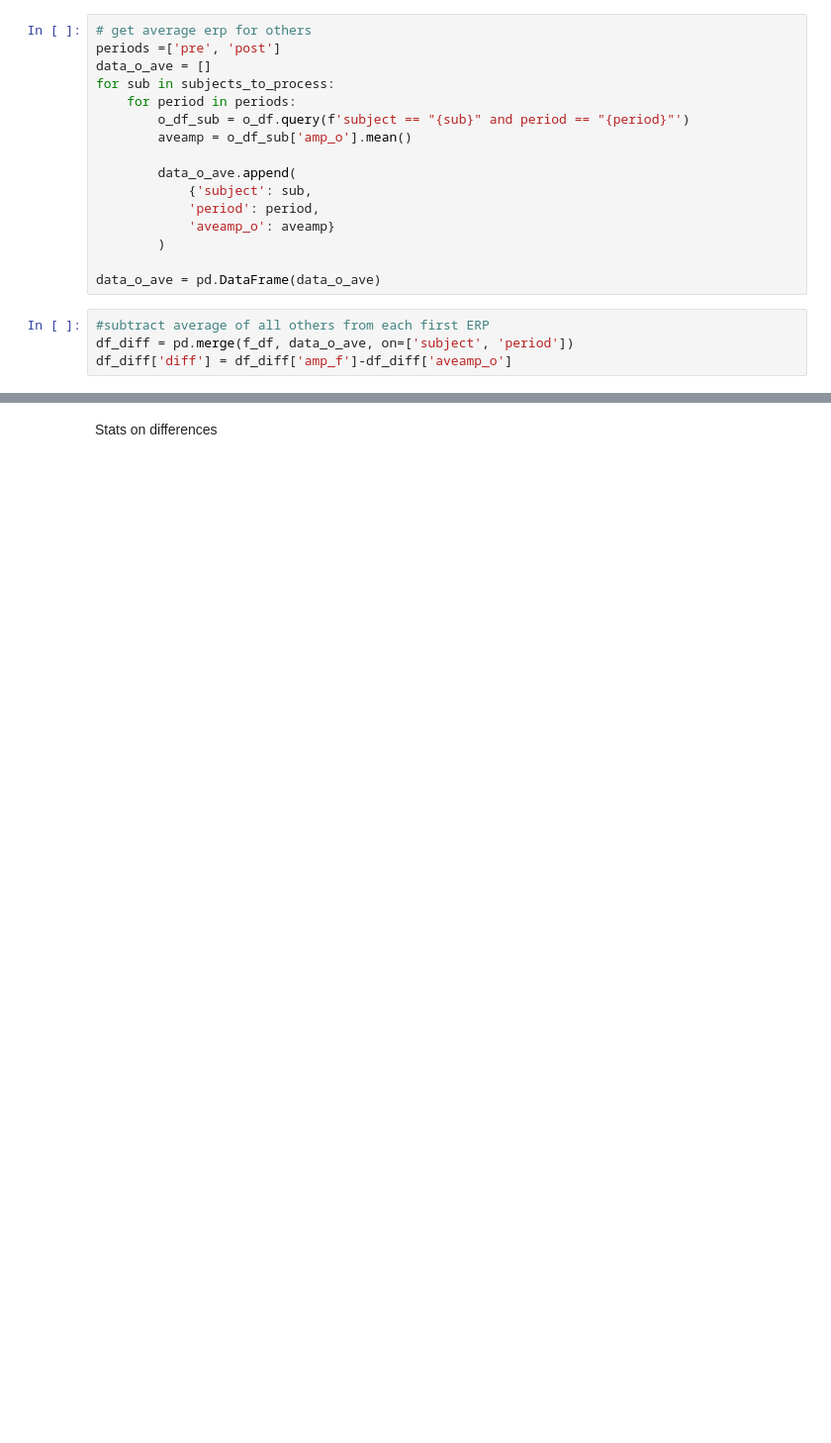
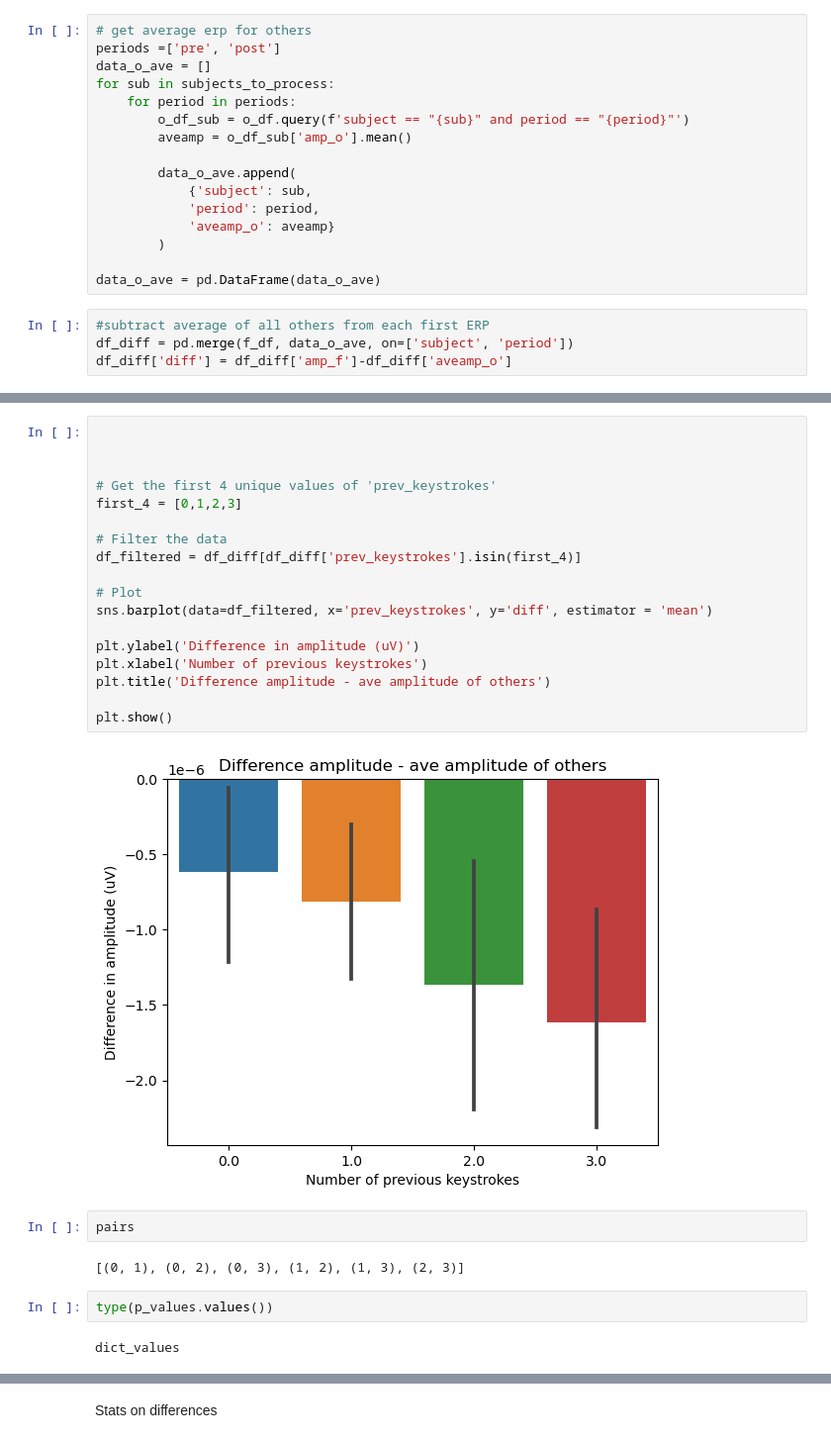
Before and after one commit to haiqin-zhang/AM-EEG, a Jupyter notebook: analysis_error/surprisal_mapchange_corr_diffs.ipynb, the cells around one changed output, grey strips where cells are left out. Shown at 99% size. Saved outputs shown, nothing was run; the diff lists cells and outputs as text; blank space fills up the shorter version.

```diff
--- a/analysis_error/surprisal_mapchange_corr_diffs.ipynb
+++ b/analysis_error/surprisal_mapchange_corr_diffs.ipynb
@@ -394,0 +394,28 @@ Text(0.5, 1.0, 'Difference amplitude - ave amplitude of others')
+# %%
+
+
+
+# Get the first 4 unique values of 'prev_keystrokes'
+first_4 = [0,1,2,3]
+
+# Filter the data
+df_filtered = df_diff[df_diff['prev_keystrokes'].isin(first_4)]
+
+# Plot
+sns.barplot(data=df_filtered, x='prev_keystrokes', y='diff', estimator = 'mean')
+
+plt.ylabel('Difference in amplitude (uV)')
+plt.xlabel('Number of previous keystrokes')
+plt.title('Difference amplitude - ave amplitude of others')
+
+plt.show()
+# %% [output]
+[figure, added]
+# %%
+pairs
+# %% [output]
+[(0, 1), (0, 2), (0, 3), (1, 2), (1, 3), (2, 3)]
+# %%
+type(p_values.values())
+# %% [output]
+dict_values
```
Also changed, not shown: parts of 21 cells of this notebook, 6 other files.
